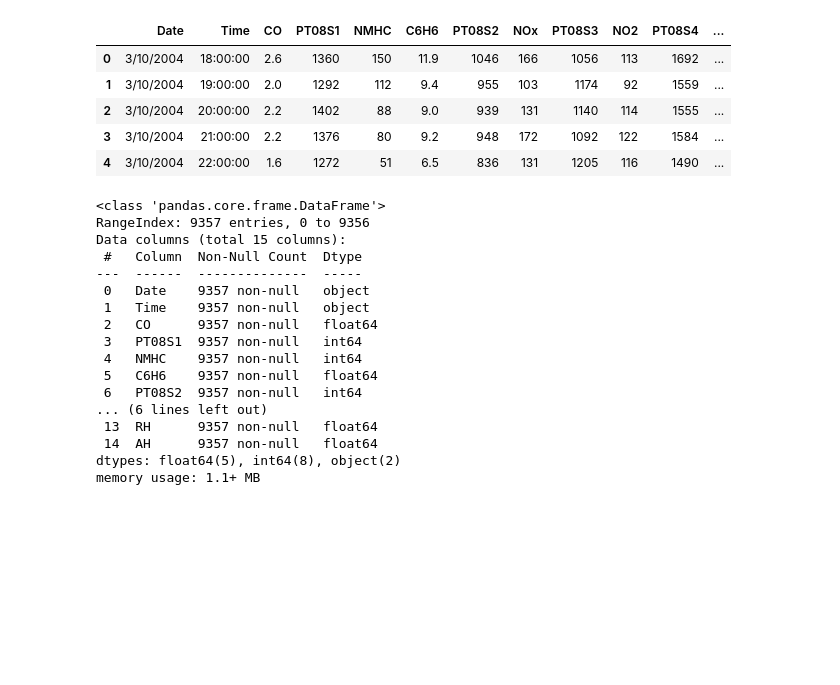
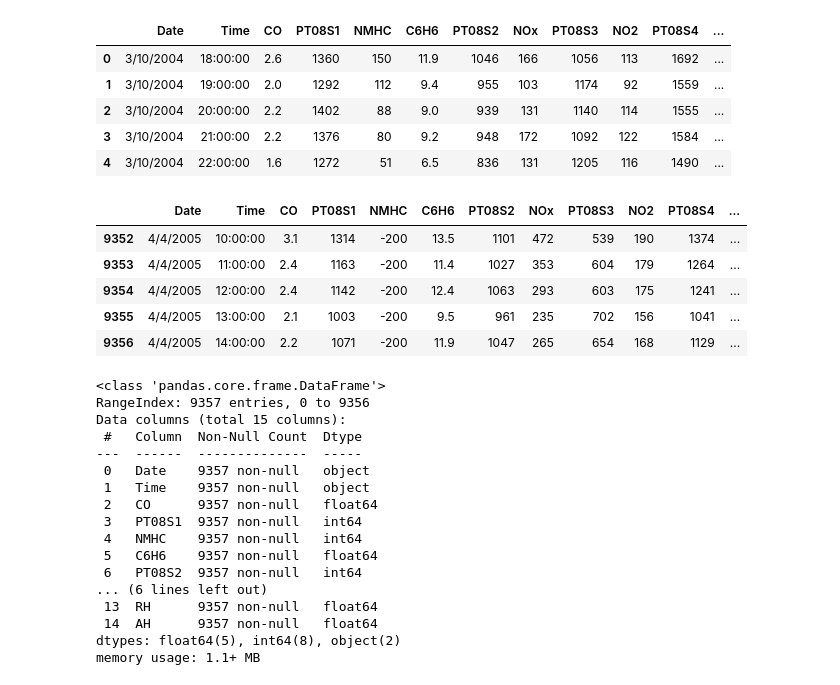
Before and after one commit to faizuddin/ISB46703, a Jupyter notebook: learning/supervised_regression.ipynb, the cells around one changed output. Cells and saved outputs as stored; diff of their text form; code cells hidden in the pictures; blank space fills up the shorter version.

```diff
--- a/learning/supervised_regression.ipynb
+++ b/learning/supervised_regression.ipynb
@@ -271,6 +287,15 @@ df.head()
 | 2 | 3/10/2004 | 20:00:00 | 2.2 | 1402 | 88 | 9.0 | 939 | 131 | 1140 | 114 | 1555 | ... |
 | 3 | 3/10/2004 | 21:00:00 | 2.2 | 1376 | 80 | 9.2 | 948 | 172 | 1092 | 122 | 1584 | ... |
 | 4 | 3/10/2004 | 22:00:00 | 1.6 | 1272 | 51 | 6.5 | 836 | 131 | 1205 | 116 | 1490 | ... |
+# %%
+df.tail()
+# %% [output]
+|  | Date | Time | CO | PT08S1 | NMHC | C6H6 | PT08S2 | NOx | PT08S3 | NO2 | PT08S4 | ... |
+| 9352 | 4/4/2005 | 10:00:00 | 3.1 | 1314 | -200 | 13.5 | 1101 | 472 | 539 | 190 | 1374 | ... |
+| 9353 | 4/4/2005 | 11:00:00 | 2.4 | 1163 | -200 | 11.4 | 1027 | 353 | 604 | 179 | 1264 | ... |
+| 9354 | 4/4/2005 | 12:00:00 | 2.4 | 1142 | -200 | 12.4 | 1063 | 293 | 603 | 175 | 1241 | ... |
+| 9355 | 4/4/2005 | 13:00:00 | 2.1 | 1003 | -200 | 9.5 | 961 | 235 | 702 | 156 | 1041 | ... |
+| 9356 | 4/4/2005 | 14:00:00 | 2.2 | 1071 | -200 | 11.9 | 1047 | 265 | 654 | 168 | 1129 | ... |
 # %%
 df.info()
 # %% [output]
```
Also changed, not shown: parts of 15 cells of this notebook, 1 other file.
